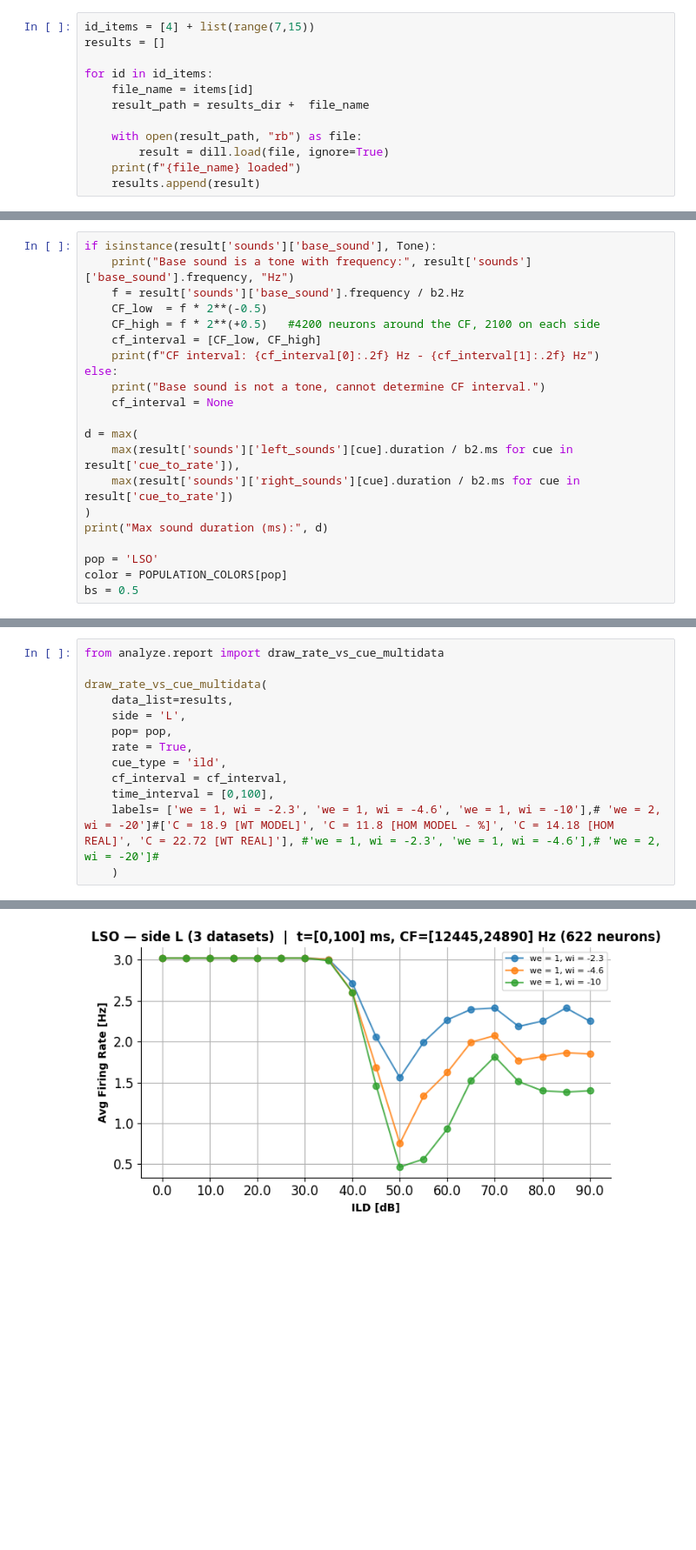
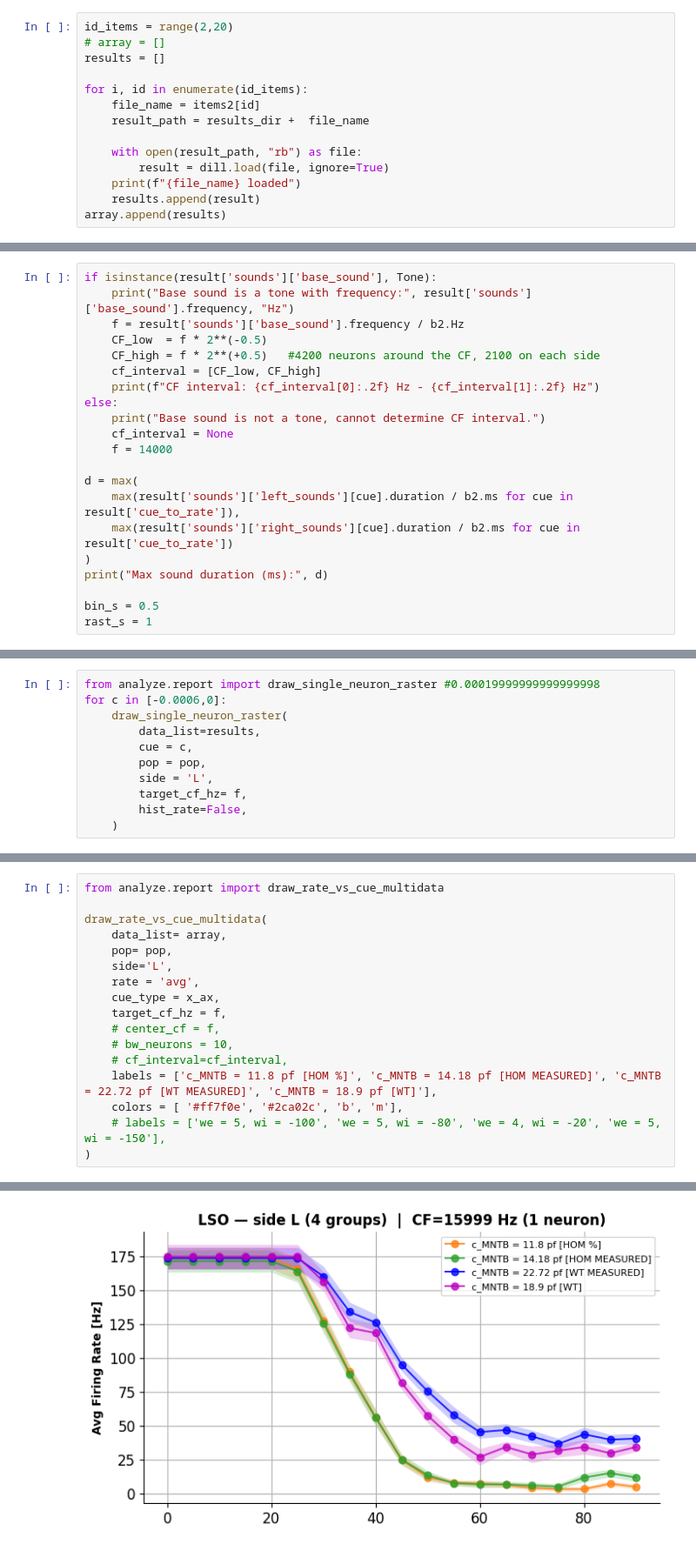
Before and after one commit to francescodesantis/sound_localization_model, a Jupyter notebook: plot/open_example.ipynb, the cells around one changed output, grey strips where cells are left out. Shown at 87% size. Saved outputs shown, nothing was run; the diff lists cells and outputs as text; blank space fills up the shorter version.

```diff
--- a/plot/open_example.ipynb
+++ b/plot/open_example.ipynb
@@ -45,13 +75,15 @@ for i, item in enumerate(items):
 # %%
-id_items = [4] + list(range(7,15))
+id_items = range(2,20)
+# array = []
 results = []
 
-for id in id_items:
-    file_name = items[id]
+for i, id in enumerate(id_items):
+    file_name = items2[id]
     result_path = results_dir +  file_name
 
     with open(result_path, "rb") as file:
         result = dill.load(file, ignore=True)
     print(f"{file_name} loaded")
     results.append(result)
+array.append(results)
 # %% [output]
@@ -102,6 +213,7 @@ if isinstance(result['sounds']['base_sound'], Tone):
 else:
     print("Base sound is not a tone, cannot determine CF interval.")
     cf_interval = None
+    f = 14000
 
 d = max(
     max(result['sounds']['left_sounds'][cue].duration / b2.ms for cue in result['cue_to_rate']),
@@ -109,7 +221,6 @@ d = max(
 )
 print("Max sound duration (ms):", d)
 
-pop = 'LSO'
-color = POPULATION_COLORS[pop]
-bs = 0.5
+bin_s = 0.5
+rast_s = 1
 # %% [output]
@@ -181,0 +247,11 @@ array([146272, 146104, 146118, 146020, 145684, 146272, 145936, 144368,
+# %%
+from analyze.report import draw_single_neuron_raster #0.00019999999999999998
+for c in [-0.0006,0]:
+    draw_single_neuron_raster(
+        data_list=results,
+        cue = c,
+        pop = pop,
+        side = 'L',
+        target_cf_hz= f,
+        hist_rate=False,
+    )
@@ -183,13 +284,17 @@ array([146272, 146104, 146118, 146020, 145684, 146272, 145936, 144368,
 from analyze.report import draw_rate_vs_cue_multidata
 
 draw_rate_vs_cue_multidata(
-    data_list=results,
-    side = 'L',
+    data_list= array,
     pop= pop,
-    rate = True,
-    cue_type = 'ild',
-    cf_interval = cf_interval,
-    time_interval = [0,100],
-    labels= ['we = 1, wi = -2.3', 'we = 1, wi = -4.6', 'we = 1, wi = -10'],# 'we = 2, wi = -20']#['C = 18.9 [WT MODEL]', 'C = 11.8 [HOM MODEL - %]', 'C = 14.18 [HOM REAL]', 'C = 22.72 [WT REAL]'], #'we = 1, wi = -2.3', 'we = 1, wi = -4.6'],# 'we = 2, wi = -20']#
-    )
+    side='L',
+    rate = 'avg',
+    cue_type = x_ax,
+    target_cf_hz = f,
+    # center_cf = f,
+    # bw_neurons = 10,
+    # cf_interval=cf_interval,
+    labels = ['c_MNTB = 11.8 pf [HOM %]', 'c_MNTB = 14.18 pf [HOM MEASURED]', 'c_MNTB = 22.72 pf [WT MEASURED]', 'c_MNTB = 18.9 pf [WT]'],
+    colors = [ '#ff7f0e', '#2ca02c', 'b', 'm'],
+    # labels = ['we = 5, wi = -100', 'we = 5, wi = -80', 'we = 4, wi = -20', 'we = 5, wi = -150'],
+)
 # %% [output]
@@ -198 +304 @@ draw_rate_vs_cue_multidata(
-[figure, old version]
+[figure, new version]
```
Also changed, not shown: parts of 28 cells of this notebook, 1 other file.
